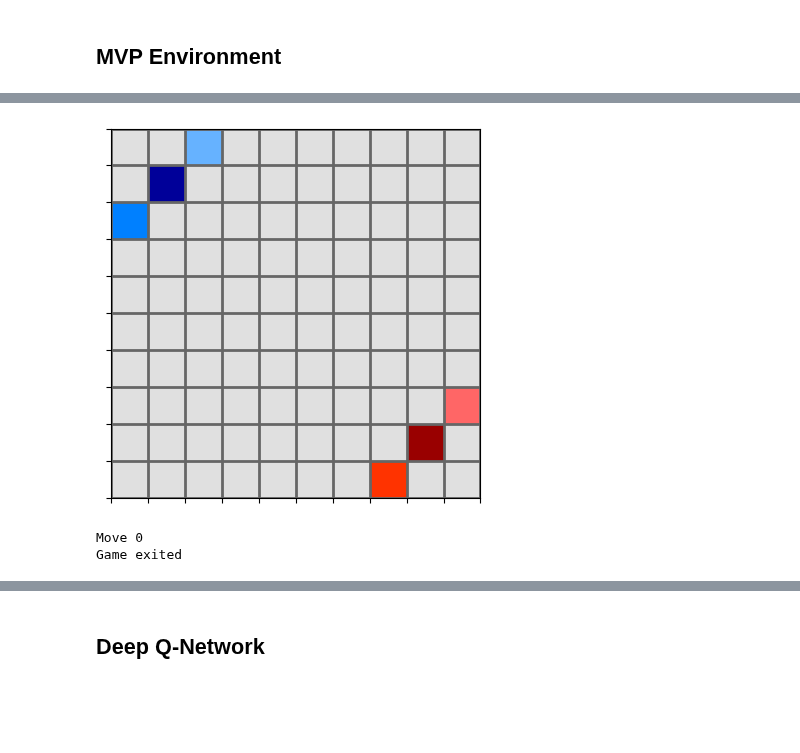
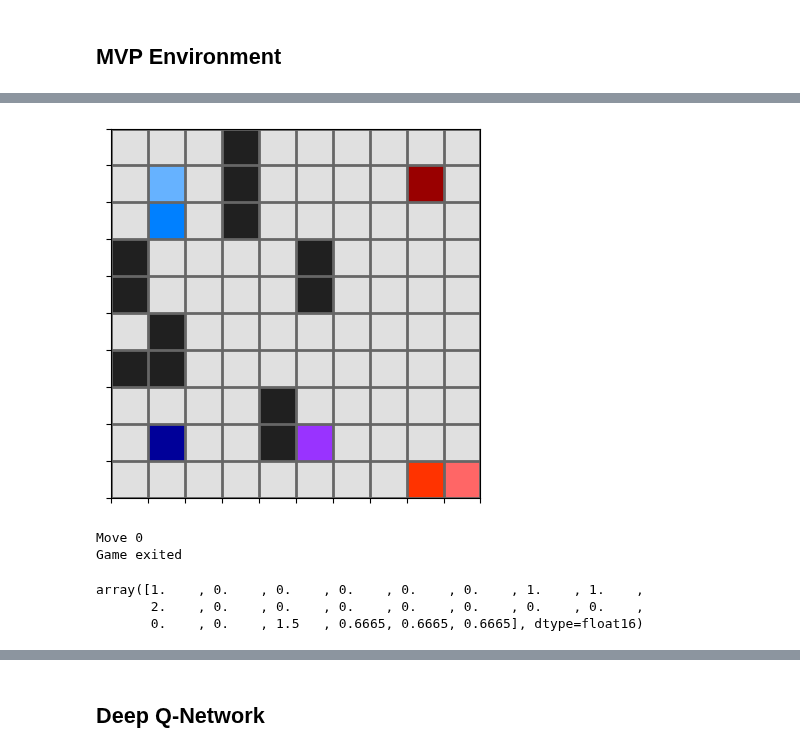
Before and after one commit to g-nightingale/marl-ctf-development, a Jupyter notebook: mvp_environment/mvp_env.ipynb, the cells around one changed output, grey strips where cells are left out. Saved outputs shown, nothing was run; the diff lists cells and outputs as text; code cells hidden in the pictures; blank space fills up the shorter version.

```diff
--- a/mvp_environment/mvp_env.ipynb
+++ b/mvp_environment/mvp_env.ipynb
@@ -29,0 +31,3 @@ env.render()
+# %%
+env = GridworldCtf(game_mode='random')
+env.render()
@@ -30,7 +36,21 @@ env.render()
 # %%
 # playing against random agents
+env.ENABLE_PICKUPS = True
+env.AGENT_TYPES = {
+    0: 2,
+    1: 0,
+    2: 0,
+    3: 0
+}
+env.reset()
 env.play(player=0)
 # %% [output]
-[figure, old version]
+[figure, new version]
 Move 0
 Game exited
+# %%
+env.get_env_metadata(0)
+# %% [output]
+array([1.    , 0.    , 0.    , 0.    , 0.    , 0.    , 1.    , 1.    ,
+       2.    , 0.    , 0.    , 0.    , 0.    , 0.    , 0.    , 0.    ,
+       0.    , 0.    , 1.5   , 0.6665, 0.6665, 0.6665], dtype=float16)
```
Also changed, not shown: parts of 31 cells of this notebook, 21 other files.
